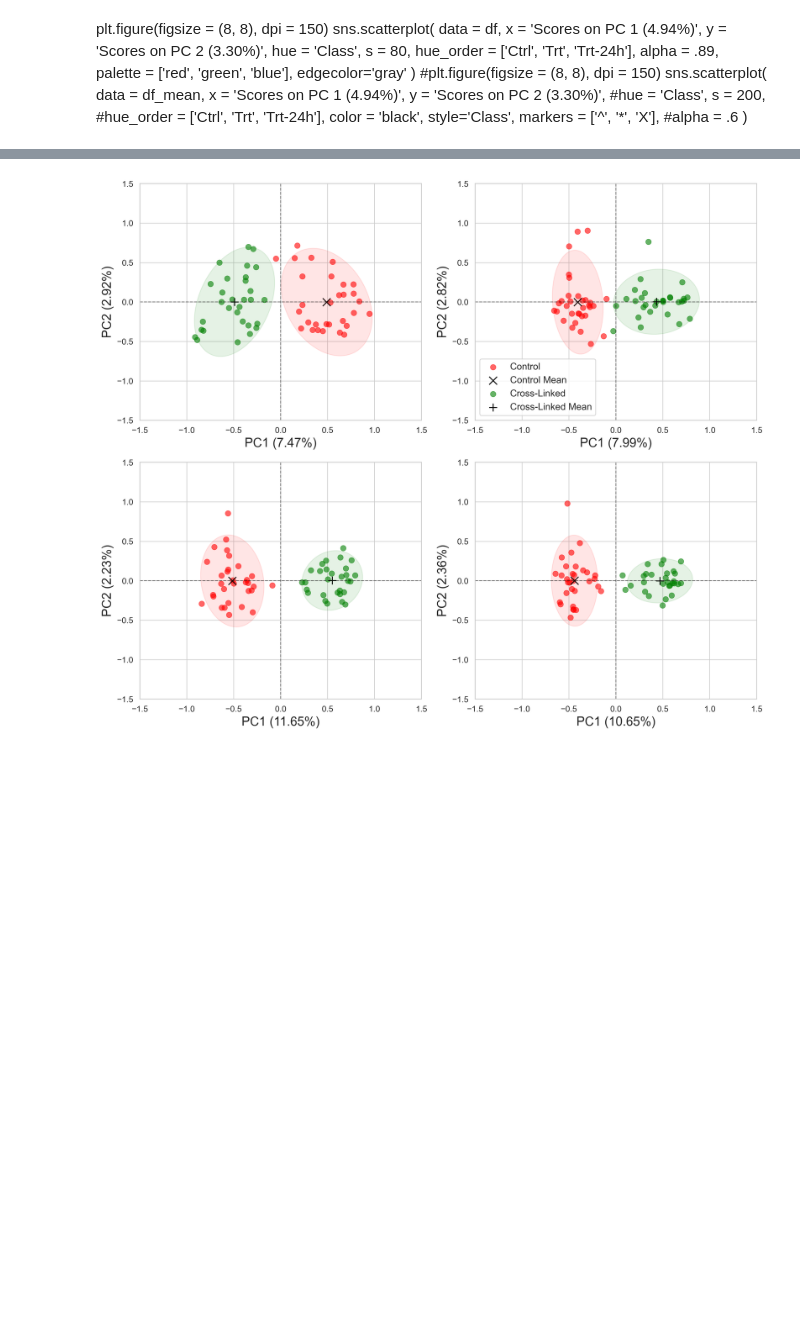
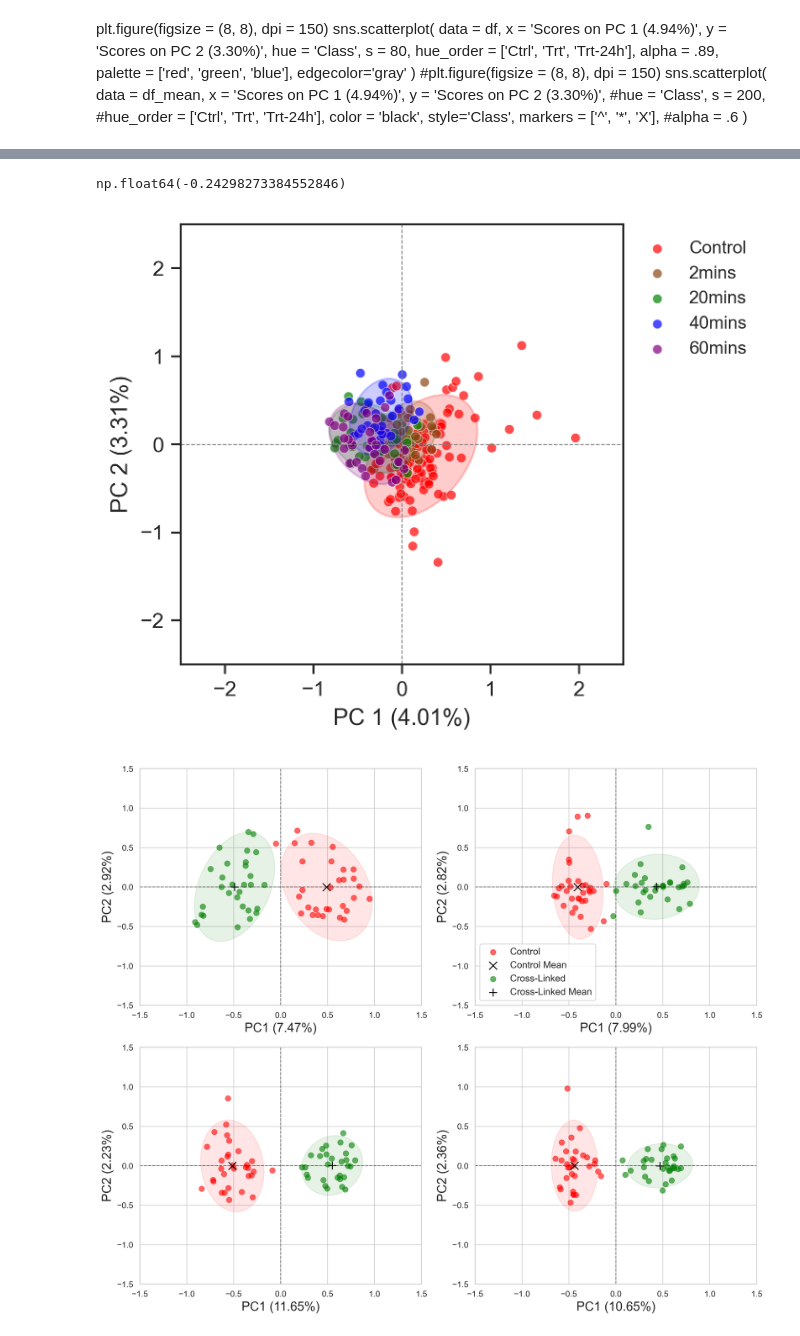
Before and after one commit to bunmiadejimi/Raman_Collagen, a Jupyter notebook: pca_plots_ellipse.ipynb, the cells around one changed output, grey strips where cells are left out. Saved outputs shown, nothing was run; the diff lists cells and outputs as text; code cells hidden in the pictures; blank space fills up the shorter version.

Commit message:
Update pca_plots_ellipse.ipynb
AllCvAllT

```diff
--- a/pca_plots_ellipse.ipynb
+++ b/pca_plots_ellipse.ipynb
@@ -13,4 +13,5 @@ from statsmodels.stats.multicomp import pairwise_tukeyhsd
 import os
 from matplotlib.patches import Ellipse
 # %%
-df = pd.read_excel('c:\\Users\\oadeji01\\OneDrive - Tufts\\Bunmi - NavehLab-01\\Raman_Bunmi\\Master_Data\\PCA\\PheNorm\\Scores_Para_-24h.xlsx', sheet_name='Sheet1')
+#df = pd.read_excel('c:\\Users\\oadeji01\\OneDrive - Tufts\\Bunmi - NavehLab-01\\Raman_Bunmi\\Master_Data\\PCA\\PheNorm\\AllCvAllT\\Scores_Para_-24h.xlsx', sheet_name='Sheet1')
+df = pd.read_csv('c:\\Users\\oadeji01\\OneDrive - Tufts\\Bunmi - NavehLab-01\\Raman_Bunmi\\Master_Data\\PCA\\PheNorm\\AllCvAllT\\Orth_Scores.csv')#
@@ -125,7 +142,7 @@ sns.scatterplot(
 )
 # %%
 # Function to create confidence ellipse
-def confidence_ellipse(x, y, ax, n_std=2.0, facecolor='none', **kwargs):
+def confidence_ellipse(x, y, ax, n_std=1.8, facecolor='none', **kwargs):
     """
     Create a plot of the covariance confidence ellipse of *x* and *y*.
 
@@ -174,3 +200,42 @@ def confidence_ellipse(x, y, ax, n_std=2.0, facecolor='none', **kwargs):
+# %%
+df[(df['sample1'] == 'Control') & (df['Include'] == 1)][['sample1','Scores on PC 1 (3.71%)', 'Scores on PC 2 (2.62%)']].iloc[:, 1].values.mean()
+# %% [output]
+np.float64(-0.24298273384552846)
+# %%
+plt.figure(figsize=(4,4), dpi = 300)
+sns.set_theme(style = 'ticks', context = 'paper', font_scale=1.2)
+grps = ['Control', '2mins', '20mins', '40mins', '60mins']
+colors = ['red','saddlebrown','green', 'blue', 'purple']
+
+for g in range(len(grps)):
+    data = df[(df['sample1'] == grps[g])][['sample1','Scores on PC 1 (4.01%)', 'Scores on PC 2 (3.31%)']]
+    ax = sns.scatterplot(
+        x = data.iloc[:, 1],
+        y = data.iloc[:, 2],
+        #hue = 'sample1',
+        data = data,
+        color=colors[g],
+        label = grps[g],
+        alpha = .7
+        #hue_order=['Control', '2mins', '20mins', '40mins', '60mins']
+    )
+    confidence_ellipse(data.iloc[:, 1].values,
+                        data.iloc[:, 2].values,
+                                ax, n_std=1.8,
+                            edgecolor=colors[g],
+                            linewidth=1,
+                            facecolor=colors[g],
+                            alpha=0.2)
+plt.xlim(-2.5, 2.5)
+plt.ylim(-2.5, 2.5)
+plt.axvline(0, color = 'gray', ls = '--', lw = 0.5)
+plt.axhline(0, color = 'gray', ls = '--', lw = 0.5)
+plt.legend(bbox_to_anchor = (1,1), frameon = False, fontsize = 9)
+plt.xlabel('PC 1 (4.01%)'),
+plt.ylabel('PC 2 (3.31%)')
+plt.savefig(f'C:\\Users\\oadeji01\\OneDrive - Tufts\\Bunmi - NavehLab-01\\Reports\\Paper\\Figures\\PCA_Orth_AllCvAllT.tif', dpi = 600, bbox_inches='tight')
+# %% [output]
+[figure, added]
 # %%
 fig, axes = plt.subplots(nrows = 2, ncols = 2, figsize = (12, 10), dpi = 300)#, sharex = True, sharey = True)
 ax_flat = axes.flatten()
```
Also changed, not shown: parts of 2 cells of this notebook.
